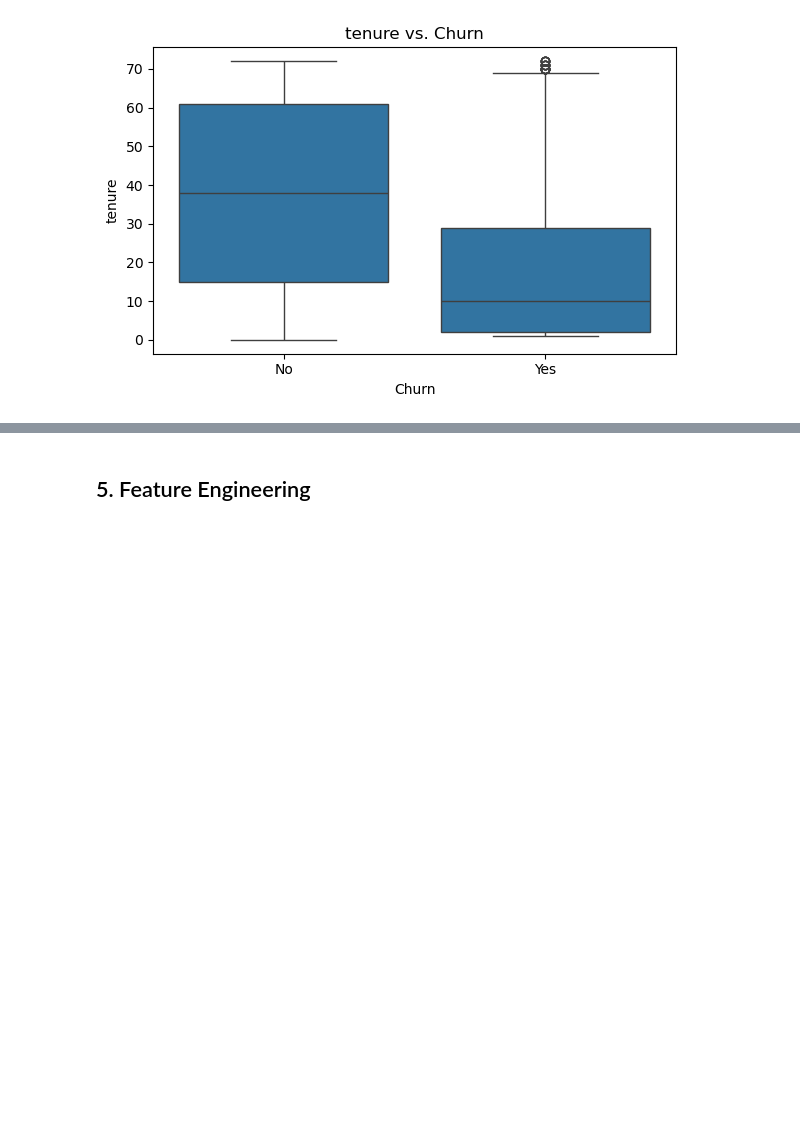
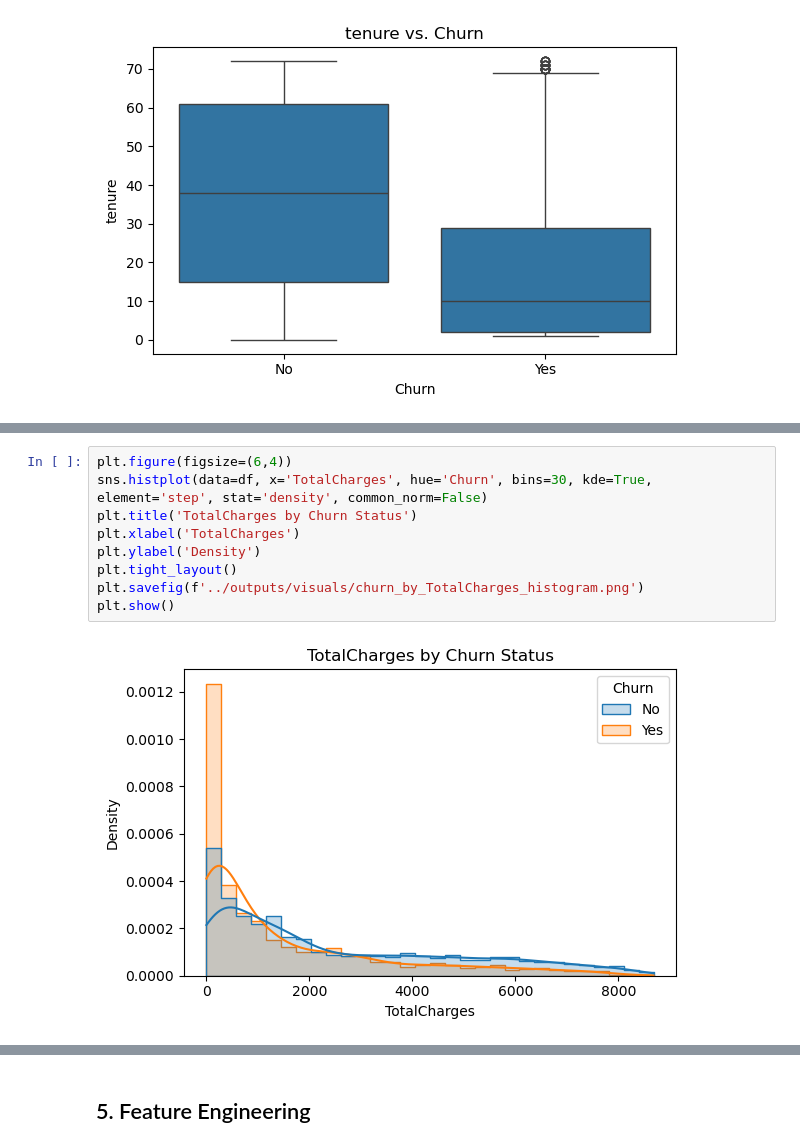
Before and after one commit to TajborBerry/career-next-step, a Jupyter notebook: customer_churn_prediction/notebooks/01_data_exploration.ipynb, the cells around one changed output, grey strips where cells are left out. Saved outputs shown, nothing was run; the diff lists cells and outputs as text; blank space fills up the shorter version.

```diff
--- a/customer_churn_prediction/notebooks/01_data_exploration.ipynb
+++ b/customer_churn_prediction/notebooks/01_data_exploration.ipynb
@@ -304,0 +343,11 @@ plt.show()
+# %%
+plt.figure(figsize=(6,4))
+sns.histplot(data=df, x='TotalCharges', hue='Churn', bins=30, kde=True, element='step', stat='density', common_norm=False)
+plt.title('TotalCharges by Churn Status')
+plt.xlabel('TotalCharges')
+plt.ylabel('Density')
+plt.tight_layout()
+plt.savefig(f'../outputs/visuals/churn_by_TotalCharges_histogram.png')
+plt.show()
+# %% [output]
+[figure, added]
```
Also changed, not shown: parts of 9 cells of this notebook, 3 other files.
